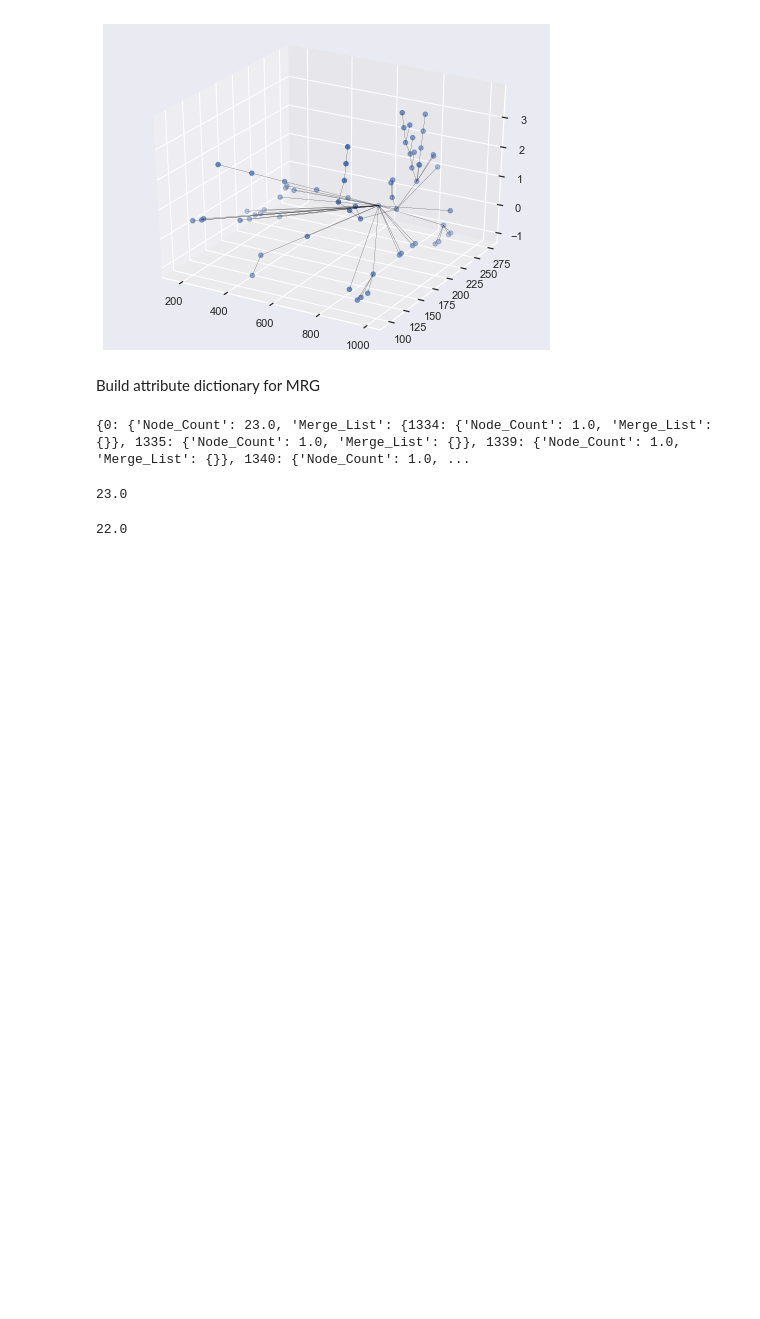
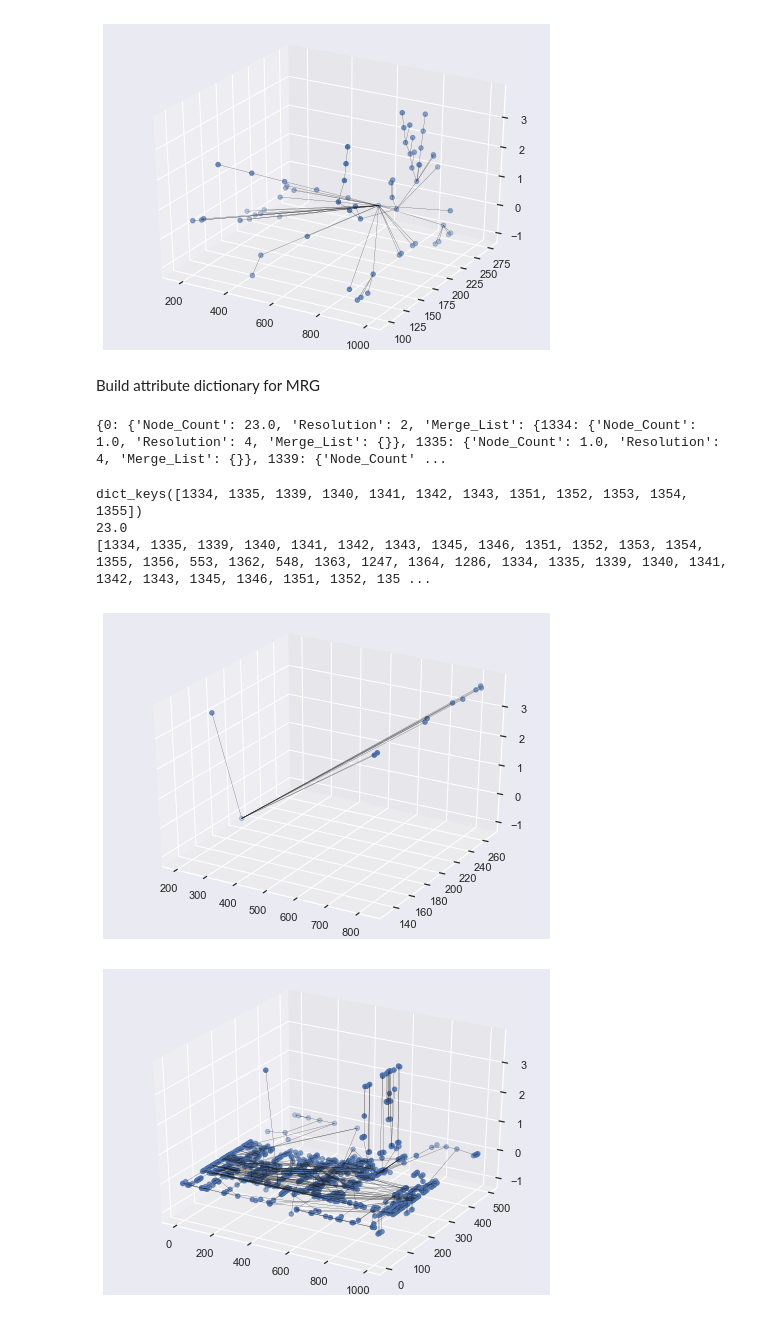
Before and after one commit to ntolley/neural_TDA, a Jupyter notebook: tree_similarity.ipynb, the cells around one changed output. Saved outputs shown, nothing was run; the diff lists cells and outputs as text; code cells hidden in the pictures; blank space fills up the shorter version.

Commit message:
Added function to unpack parent node and list children

```diff
--- a/tree_similarity.ipynb
+++ b/tree_similarity.ipynb
@@ -78,28 +44,28 @@ def MRG_attributes(A, resolution_list):
 # %%
 #Load tree into graph
-G = nx.Graph()
-G.add_edges_from(node_connectivity)
-
-node_attributes = {node_id : {'Position' : node_points[node_id,:], 'Visited' : 0, 'Merged':[],'Inserted':[], 'New_Merge':[]} for node_id in list(G.nodes)}
-nx.set_node_attributes(G,node_attributes)
+G = reeb_matching.make_graph(node_points,node_connectivity)
+A = reeb_matching.make_graph(node_points,node_connectivity)
 
 
 resolution_list = [16,8,4,2]
-att_dict = MRG_attributes(G, resolution_list)
+att_dict = reeb_matching.MRG_attributes(G, resolution_list)
 # %%
 print(att_dict)
 # %% [output]
-{0: {'Node_Count': 23.0, 'Merge_List': {1334: {'Node_Count': 1.0, 'Merge_List': {}}, 1335: {'Node_Count': 1.0, 'Merge_List': {}}, 1339: {'Node_Count': 1.0, 'Merge_List': {}}, 1340: {'Node_Count': 1.0, ...
+{0: {'Node_Count': 23.0, 'Resolution': 2, 'Merge_List': {1334: {'Node_Count': 1.0, 'Resolution': 4, 'Merge_List': {}}, 1335: {'Node_Count': 1.0, 'Resolution': 4, 'Merge_List': {}}, 1339: {'Node_Count' ...
-# %%
-# print(att_dict[0]['Merge_List'])
-print(att_dict[0]['Node_Count'])
-
-count_list= []
-for idx in att_dict[0]['Merge_List'].keys():
-    # print(idx)
-    count_list.append(att_dict[0]['Merge_List'][idx]['Node_Count'])
-
-np.sum(count_list)
-# %% [output]
-23.0
-22.0
+# %%
+print(att_dict[0]['Merge_List'].keys())
+print(att_dict[0]['Node_Count'])
+
+children = reeb_matching.unpack_node(att_dict[0])
+print(children)
+# %% [output]
+dict_keys([1334, 1335, 1339, 1340, 1341, 1342, 1343, 1351, 1352, 1353, 1354, 1355])
+23.0
+[1334, 1335, 1339, 1340, 1341, 1342, 1343, 1345, 1346, 1351, 1352, 1353, 1354, 1355, 1356, 553, 1362, 548, 1363, 1247, 1364, 1286, 1334, 1335, 1339, 1340, 1341, 1342, 1343, 1345, 1346, 1351, 1352, 135 ...
+# %%
+reeb_matching.plot_graph(G)
+reeb_matching.plot_graph(A)
+# %% [output]
+[figure, added]
+[figure, added]
```
Also changed, not shown: parts of 2 cells of this notebook, 1 other file.
